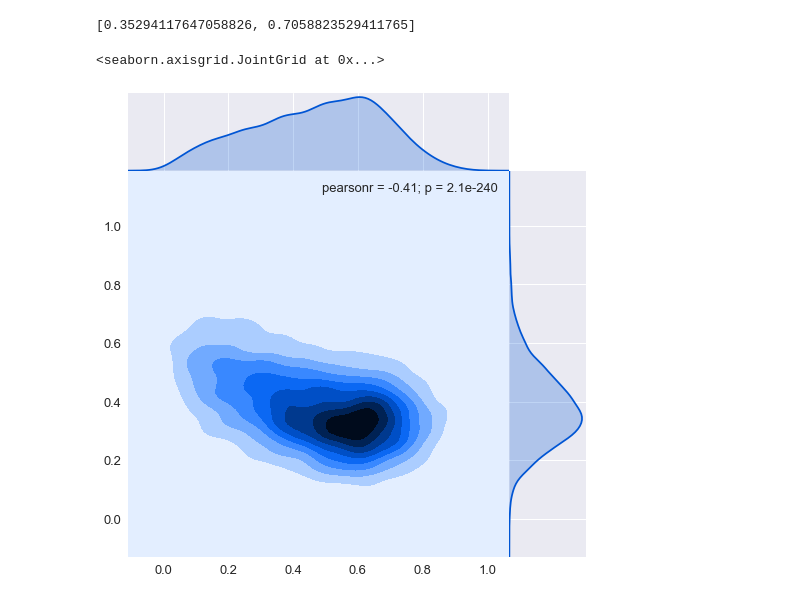
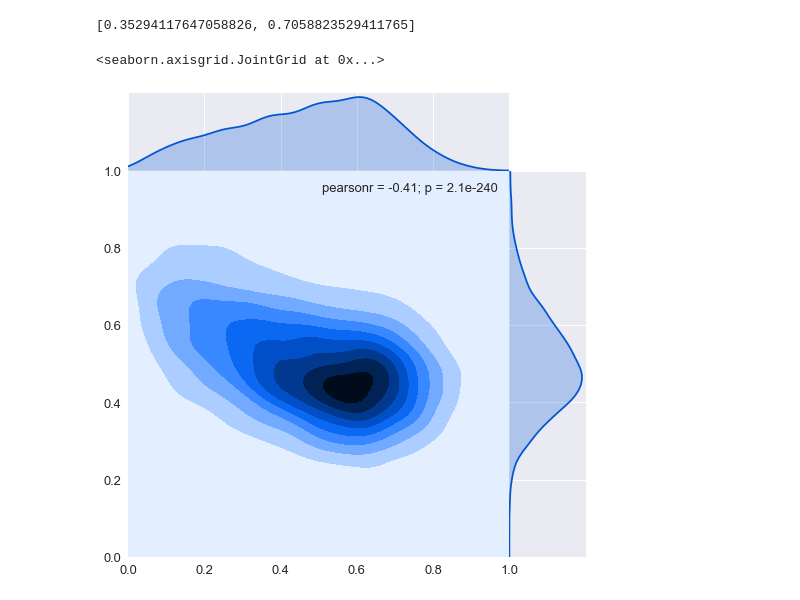
Before and after one commit to liu-kan/smFRETLikelihood, a Jupyter notebook: jupyter/alex.ipynb, the cells around one changed output. Drawn from its saved outputs; the diff is of its cells as text; code cells hidden in the pictures.

```diff
--- a/jupyter/alex.ipynb
+++ b/jupyter/alex.ipynb
@@ -235,9 +235,9 @@ array([ 0.35294118,  0.70588235])
 import fretbursts
 l=fretbursts.burstlib_ext.calc_mean_lifetime(d_fret_mix,250,1200,ph_sel=Ph_sel(Dex='DAem'))
 # %%
-lt=(l[0]*2.5e-2-2.6)/4.1
+lt=((l[0]*2.5e-2)-2.1)/4.1
 # %%
-sns.jointplot(d_fret_mix.E[0], lt, kind="kde", size=7, space=0)
+sns.jointplot(d_fret_mix.E[0], lt, kind="kde", size=7, space=0,ylim=(0,1),xlim=(0,1))
 # %% [output]
 <seaborn.axisgrid.JointGrid at 0x...>
-[figure, old version]
+[figure, new version]
```
Also changed, not shown: parts of 1 cell of this notebook, 3 other files.
